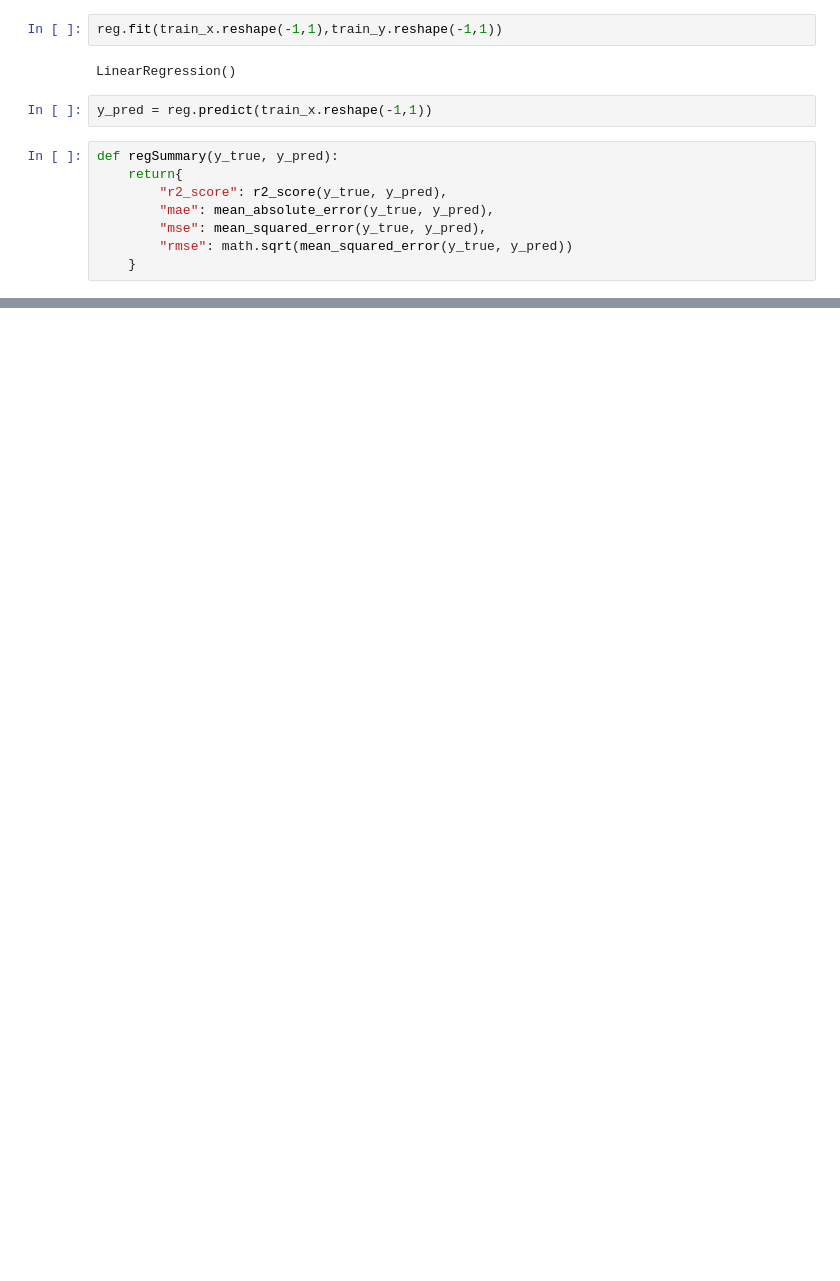
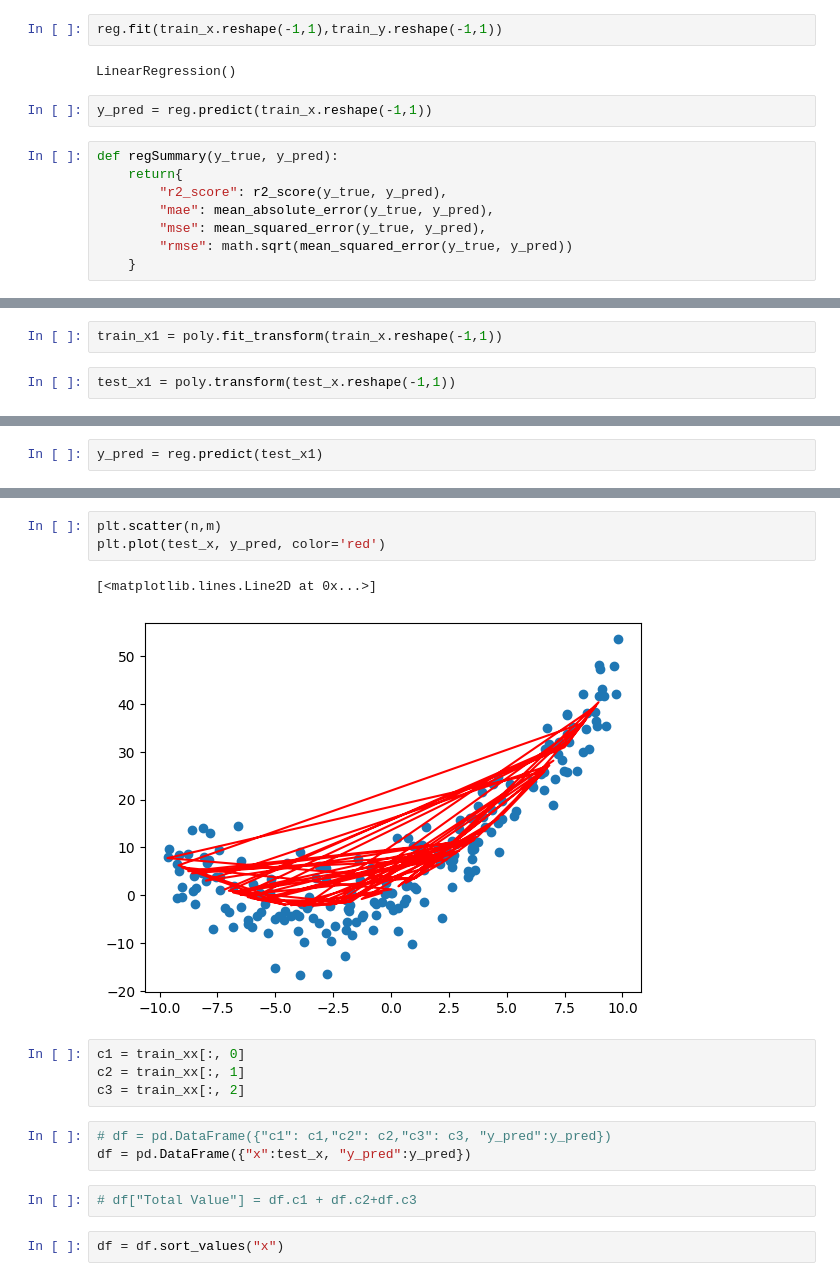
Before and after one commit to abhisunny2610/Data-Science, a Jupyter notebook: Machine Learning/Untitled.ipynb, the cells around one changed output, grey strips where cells are left out. Cells and saved outputs as stored; diff of their text form; blank space fills up the shorter version.

```diff
--- a/Machine Learning/Untitled.ipynb
+++ b/Machine Learning/Untitled.ipynb
@@ -126,0 +128,4 @@ y.std()
+# %%
+train_x1 = poly.fit_transform(train_x.reshape(-1,1))
+# %%
+test_x1 = poly.transform(test_x.reshape(-1,1))
@@ -126,0 +136,2 @@ y.std()
+# %%
+y_pred = reg.predict(test_x1)
@@ -126,0 +149,17 @@ y.std()
+# %%
+plt.scatter(n,m)
+plt.plot(test_x, y_pred, color='red')
+# %% [output]
+[<matplotlib.lines.Line2D at 0x...>]
+[figure, added]
+# %%
+c1 = train_xx[:, 0]
+c2 = train_xx[:, 1]
+c3 = train_xx[:, 2]
+# %%
+# df = pd.DataFrame({"c1": c1,"c2": c2,"c3": c3, "y_pred":y_pred})
+df = pd.DataFrame({"x":test_x, "y_pred":y_pred})
+# %%
+# df["Total Value"] = df.c1 + df.c2+df.c3
+# %%
+df = df.sort_values("x")
```
Also changed, not shown: parts of 14 cells of this notebook, 1 other file.
